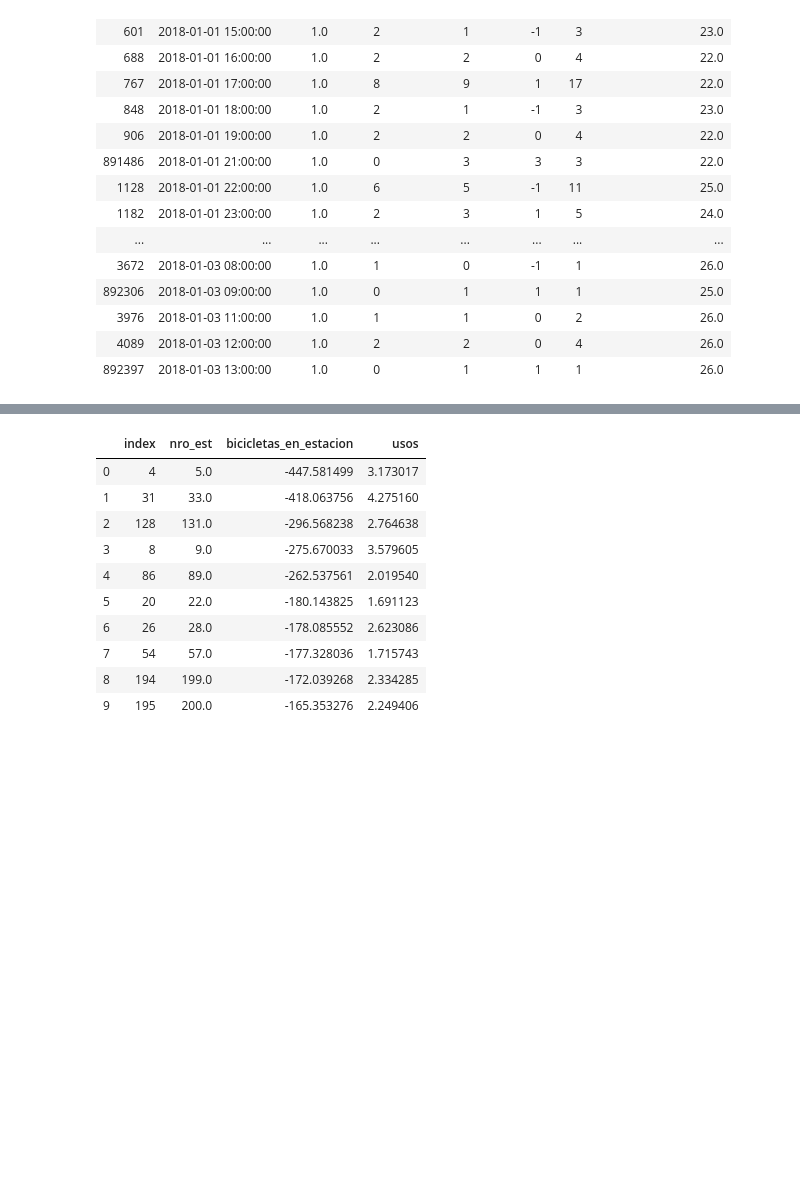
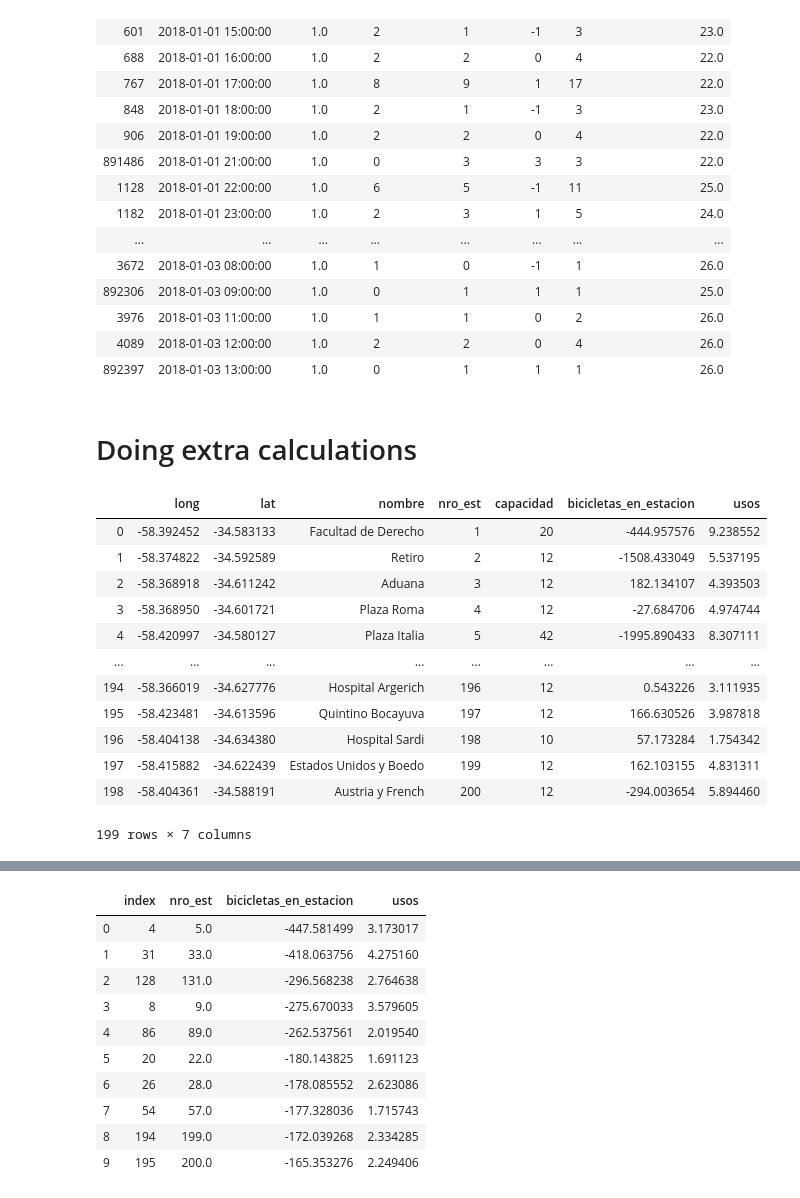
Before and after one commit to amorcecian/pfi, a Jupyter notebook: Dataset Analysis.ipynb, the cells around one changed output, grey strips where cells are left out. Cells and saved outputs as stored; diff of their text form; code cells hidden in the pictures; blank space fills up the shorter version.

```diff
--- a/Dataset Analysis.ipynb
+++ b/Dataset Analysis.ipynb
@@ -278,3 +280,26 @@ stations_times_full_df[stations_times_full_df['nro_est']==1].head(30)
 | 3976 | 2018-01-03 11:00:00 | 1.0 | 1 | 1 | 0 | 2 | 26.0 |
 | 4089 | 2018-01-03 12:00:00 | 1.0 | 2 | 2 | 0 | 4 | 26.0 |
 | 892397 | 2018-01-03 13:00:00 | 1.0 | 0 | 1 | 1 | 1 | 26.0 |
+# %% [markdown]
+# Doing extra calculations
+# %%
+stations_clusters_usage = stations_times_full_df.groupby('nro_est')['bicicletas_en_estacion','usos'].mean()
+stations_clusters_usage = stations_clusters_usage.sort_values('bicicletas_en_estacion').reset_index()
+stations_clusters_usage = pd.merge(df_merged_radius,stations_clusters_usage, on='nro_est', how='left')
+stations_clusters_usage['usos'].fillna(0, inplace=True)
+stations_clusters_usage['bicicletas_en_estacion'].fillna(stations_clusters_usage['capacidad'], inplace=True)
+stations_clusters_usage[['long','lat','nombre','nro_est','capacidad','bicicletas_en_estacion','usos']]
+# %% [output]
+|  | long | lat | nombre | nro_est | capacidad | bicicletas_en_estacion | usos |
+| 0 | -58.392452 | -34.583133 | Facultad de Derecho | 1 | 20 | -444.957576 | 9.238552 |
+| 1 | -58.374822 | -34.592589 | Retiro | 2 | 12 | -1508.433049 | 5.537195 |
+| 2 | -58.368918 | -34.611242 | Aduana | 3 | 12 | 182.134107 | 4.393503 |
+| 3 | -58.368950 | -34.601721 | Plaza Roma | 4 | 12 | -27.684706 | 4.974744 |
+| 4 | -58.420997 | -34.580127 | Plaza Italia | 5 | 42 | -1995.890433 | 8.307111 |
+| ... | ... | ... | ... | ... | ... | ... | ... |
+| 194 | -58.366019 | -34.627776 | Hospital Argerich | 196 | 12 | 0.543226 | 3.111935 |
+| 195 | -58.423481 | -34.613596 | Quintino Bocayuva | 197 | 12 | 166.630526 | 3.987818 |
+| 196 | -58.404138 | -34.634380 | Hospital Sardi | 198 | 10 | 57.173284 | 1.754342 |
+| 197 | -58.415882 | -34.622439 | Estados Unidos y Boedo | 199 | 12 | 162.103155 | 4.831311 |
+| 198 | -58.404361 | -34.588191 | Austria y French | 200 | 12 | -294.003654 | 5.894460 |
+199 rows × 7 columns
```
Also changed, not shown: parts of 6 cells of this notebook, 2 other files.
